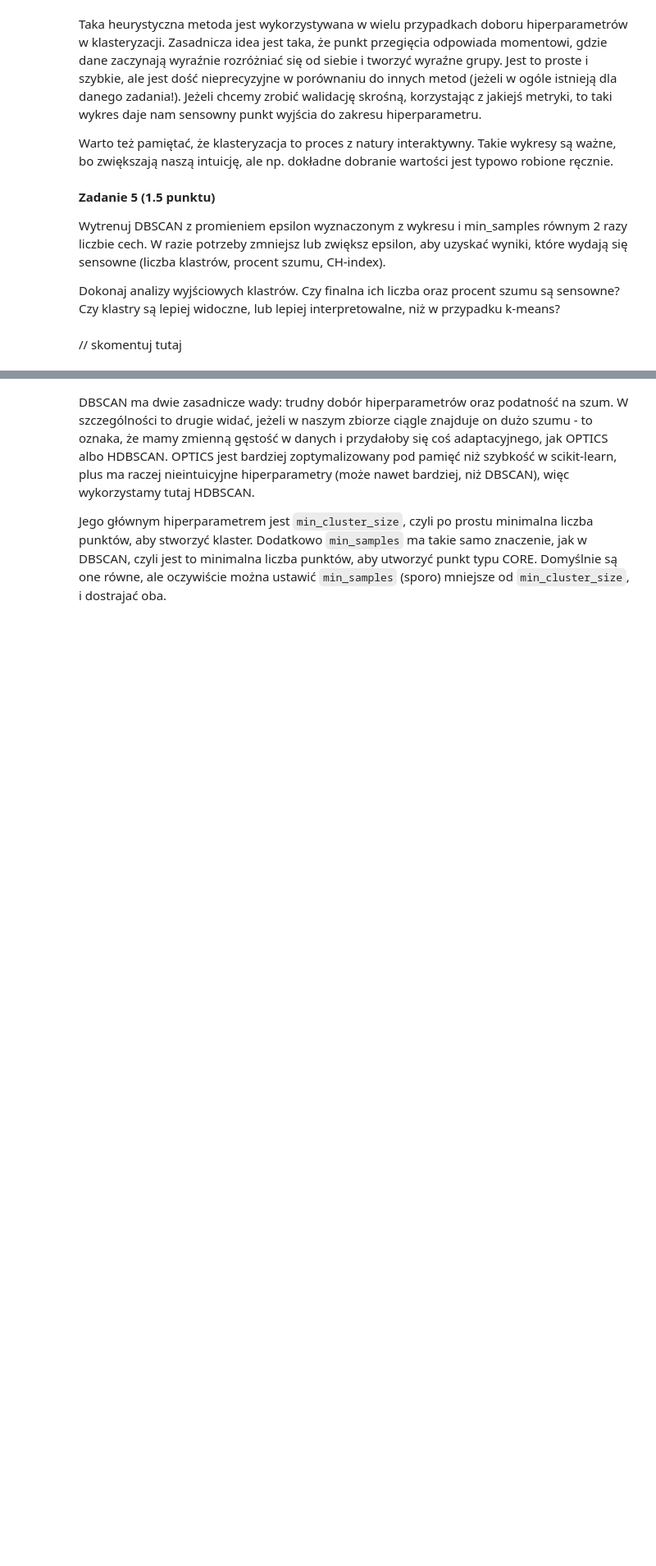
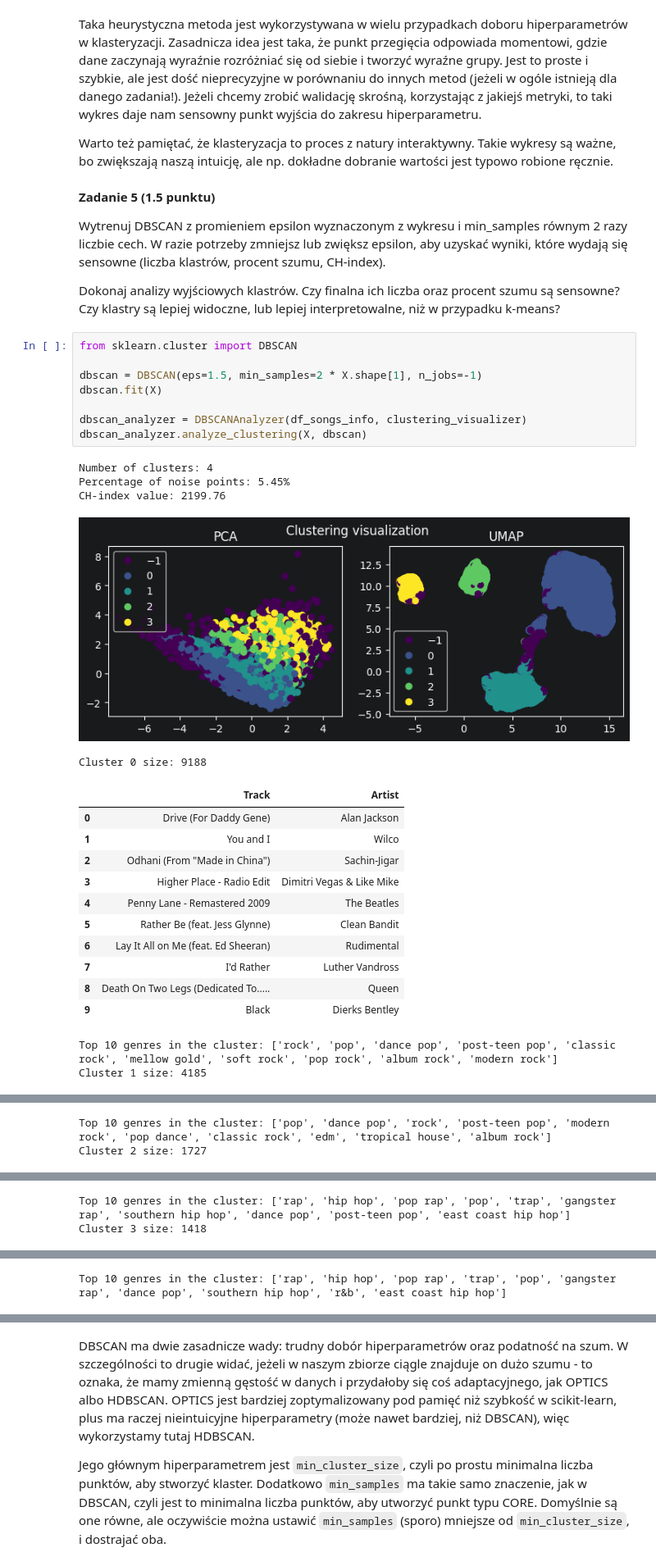
Before and after one commit to krzysztof-kopel/podstawy-uczenia-maszynowego, a Jupyter notebook: lab7/notebook.ipynb, the cells around one changed output, grey strips where cells are left out. Shown at 82% size. Drawn from its saved outputs; the diff is of its cells as text; blank space fills up the shorter version.

```diff
--- a/lab7/notebook.ipynb
+++ b/lab7/notebook.ipynb
@@ -698,5 +717,30 @@ Warto też pamiętać, że klasteryzacja to proces z natury interaktywny. Takie
 Wytrenuj DBSCAN z promieniem epsilon wyznaczonym z wykresu i min_samples równym 2 razy liczbie cech. W razie potrzeby zmniejsz lub zwiększ epsilon, aby uzyskać wyniki, które wydają się sensowne (liczba klastrów, procent szumu, CH-index).
 
 Dokonaj analizy wyjściowych klastrów. Czy finalna ich liczba oraz procent szumu są sensowne? Czy klastry są lepiej widoczne, lub lepiej interpretowalne, niż w przypadku k-means?
-# %% [markdown]
-// skomentuj tutaj
+# %%
+from sklearn.cluster import DBSCAN
+
+dbscan = DBSCAN(eps=1.5, min_samples=2 * X.shape[1], n_jobs=-1)
+dbscan.fit(X)
+
+dbscan_analyzer = DBSCANAnalyzer(df_songs_info, clustering_visualizer)
+dbscan_analyzer.analyze_clustering(X, dbscan)
+# %% [output]
+Number of clusters: 4
+Percentage of noise points: 5.45%
+CH-index value: 2199.76
+[figure, added]
+Cluster 0 size: 9188
+|  | Track | Artist |
+| 0 | Drive (For Daddy Gene) | Alan Jackson |
+| 1 | You and I | Wilco |
+| 2 | Odhani (From "Made in China") | Sachin-Jigar |
+| 3 | Higher Place - Radio Edit | Dimitri Vegas & Like Mike |
+| 4 | Penny Lane - Remastered 2009 | The Beatles |
+| 5 | Rather Be (feat. Jess Glynne) | Clean Bandit |
+| 6 | Lay It All on Me (feat. Ed Sheeran) | Rudimental |
+| 7 | I'd Rather | Luther Vandross |
+| 8 | Death On Two Legs (Dedicated To..... | Queen |
+| 9 | Black | Dierks Bentley |
+Top 10 genres in the cluster: ['rock', 'pop', 'dance pop', 'post-teen pop', 'classic rock', 'mellow gold', 'soft rock', 'pop rock', 'album rock', 'modern rock']
+Cluster 1 size: 4185
@@ -702,0 +758,2 @@ Dokonaj analizy wyjściowych klastrów. Czy finalna ich liczba oraz procent szum
+Top 10 genres in the cluster: ['pop', 'dance pop', 'rock', 'post-teen pop', 'modern rock', 'pop dance', 'classic rock', 'edm', 'tropical house', 'album rock']
+Cluster 2 size: 1727
@@ -702,0 +771,2 @@ Dokonaj analizy wyjściowych klastrów. Czy finalna ich liczba oraz procent szum
+Top 10 genres in the cluster: ['rap', 'hip hop', 'pop rap', 'pop', 'trap', 'gangster rap', 'southern hip hop', 'dance pop', 'post-teen pop', 'east coast hip hop']
+Cluster 3 size: 1418
@@ -702,0 +784 @@ Dokonaj analizy wyjściowych klastrów. Czy finalna ich liczba oraz procent szum
+Top 10 genres in the cluster: ['rap', 'hip hop', 'pop rap', 'trap', 'pop', 'gangster rap', 'dance pop', 'southern hip hop', 'r&b', 'east coast hip hop']
```
Also changed, not shown: parts of 12 cells of this notebook.
